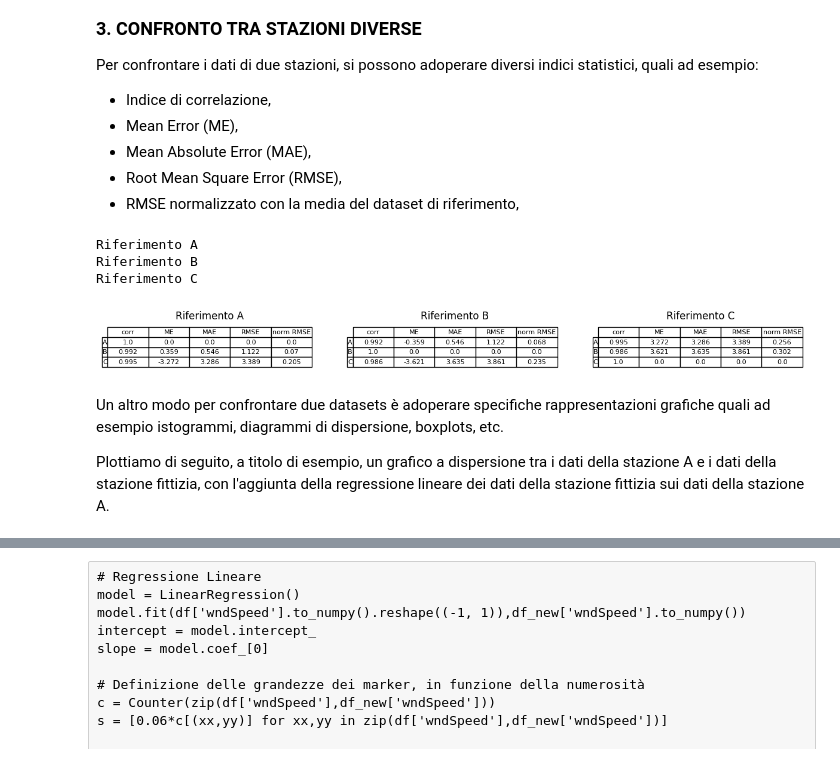
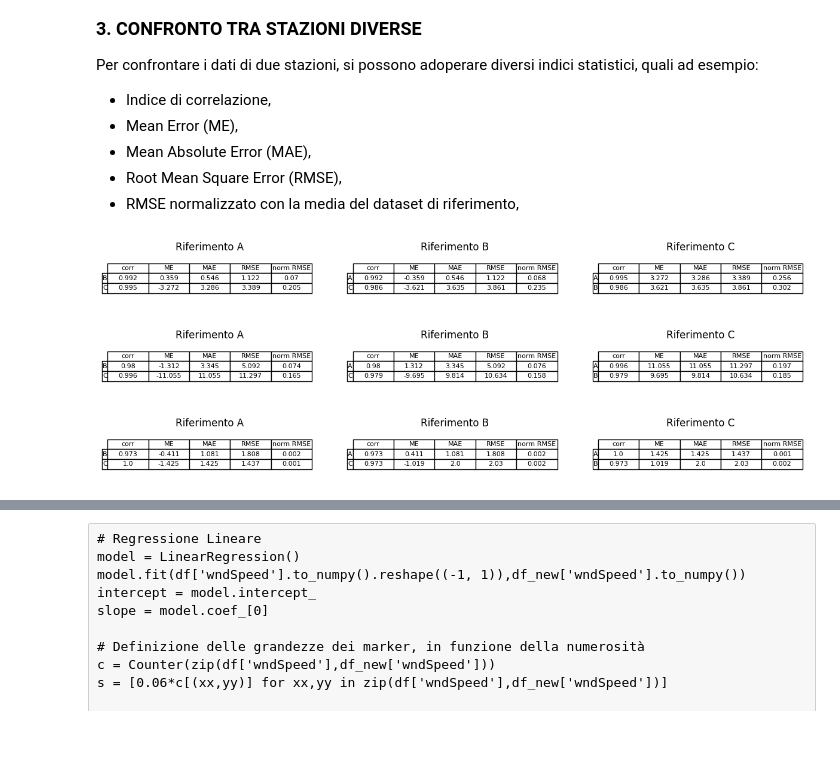
Before and after one commit to FedeJack06/Laboratorio-di-Fisica-dell-Atmosfera, a Jupyter notebook: 1esp/B_Stazioni_Davis.ipynb, the cells around one changed output, grey strips where cells are left out. Drawn from its saved outputs; the diff is of its cells as text; code cells hidden in the pictures; blank space fills up the shorter version.

```diff
--- a/1esp/B_Stazioni_Davis.ipynb
+++ b/1esp/B_Stazioni_Davis.ipynb
@@ -282,69 +282,58 @@ Per confrontare i dati di due stazioni, si possono adoperare diversi indici stat
 # %%
 import pandas as pd
 import numpy as np
 
 def statistics(var,ref):
-
-    # INPUT:
-    # - var: Dataframe with the variable of interest
-    # - ref: Reference dataframe with the variable of interest
-    # Per avere senso fisico, "var" e "ref" devono avere le stesse date
-
-    # OUTPUT:
-    # - CORR: Correlation
-    # - ME: Mean Error
-    # - MAE: Mean Absolute Error
-    # - RMSE: Root Mean Square Error
-    # - nRMSE: Normalized RMSE
 
     CORR = var.corrwith(ref)[0]
     ME = np.mean(np.subtract(var, ref))
     MAE = np.mean(np.abs(np.subtract(var, ref)))
     RMSE = np.sqrt(np.nanmean(np.square(np.subtract(var, ref))))
     nRMSE = RMSE / np.nanmean(ref)
 
     return CORR, ME, MAE, RMSE, nRMSE
 
 def compare_column(ref, var, column_name):
     df = ref.copy()
     df_comp = var.copy()
 
     #seleziono dove stessa data
     common_index = list((df.index).intersection(df_comp.index))
 
     df_ref = df.loc[common_index].copy()
     df_to_comp = df_comp.loc[common_index].copy()
     corr,me,mae,rmse,nrmse = statistics(df_to_comp[[column_name]],df_ref[[column_name]])
     return corr,me,mae,rmse,nrmse
 
-fig, axes = plt.subplots(1, 3, figsize=(3 * 5, 1))
-i = 0
-for riferimento in stazioni:
-    rows = []
-    print("Riferimento "+riferimento)
-    for stazione in stazioni:
-        corr, me, mae, rmse, nrmse = compare_column(globals()["df_"+riferimento+"_year_filt"], globals()["df_"+stazione+"_year_filt"], 'outTemp')
-        rows.append([round(corr,3), round(me,3), round(mae,3), round(rmse,3), round(nrmse,3)])
+stazioni = ['A', 'B', 'C']
+vars = ['outTemp', 'outHum', 'Press']
+for var in vars:
+    fig, axes = plt.subplots(1, 3, figsize=(3 * 5, 1))
+    i = 0
+    for riferimento in stazioni:
+        rows = []
+        #print("Riferimento "+riferimento)
+        indexes = []
+        for stazione in stazioni:
+            if stazione != riferimento:
+                indexes.append(stazione)
+                corr, me, mae, rmse, nrmse = compare_column(globals()["df_"+riferimento+"_year_filt"], globals()["df_"+stazione+"_year_filt"], var)
+                rows.append([round(corr,3), round(me,3), round(mae,3), round(rmse,3), round(nrmse,3)])
 
-    df = pd.DataFrame(rows, index=stazioni, columns=['corr', 'ME', 'MAE', 'RMSE', 'norm RMSE'])
-    #display(df)
+        df = pd.DataFrame(rows, index=indexes, columns=['corr', 'ME', 'MAE', 'RMSE', 'norm RMSE'])
+        #display(df)
 
-    ax = axes[i]
-    i +=1
-    ax.axis('off')
-    ax.set_title("Riferimento "+riferimento, loc='center')
-    table = pd.plotting.table(ax, df, loc='center', cellLoc='center')
-    table.auto_set_font_size(False)
-    table.set_fontsize(8)
-    table.scale(1, 1)
-plt.savefig('FIGURE/speed_compare_davis.png', dpi=300, bbox_inches='tight')
+        ax = axes[i]
+        i +=1
+        ax.axis('off')
+        ax.set_title("Riferimento "+riferimento, loc='center')
+        table = pd.plotting.table(ax, df, loc='center', cellLoc='center')
+        table.auto_set_font_size(False)
+        table.set_fontsize(8)
+        table.scale(1, 1)
+    plt.savefig('FIGURE/'+var+'_compare_davis.png', dpi=300, bbox_inches='tight')
 # %% [output]
-Riferimento A
-Riferimento B
-Riferimento C
-[figure, old version]
+[figure, new version]
+[figure, added]
+[figure, added]
-# %% [markdown]
-Un altro modo per confrontare due datasets è adoperare specifiche rappresentazioni grafiche quali ad esempio istogrammi, diagrammi di dispersione, boxplots, etc.
-
-Plottiamo di seguito, a titolo di esempio, un grafico a dispersione tra i dati della stazione A e i dati della stazione fittizia, con l'aggiunta della regressione lineare dei dati della stazione fittizia sui dati della stazione A.
 # %% [markdown]
```
Also changed, not shown: parts of 2 cells of this notebook, 5 other files.
